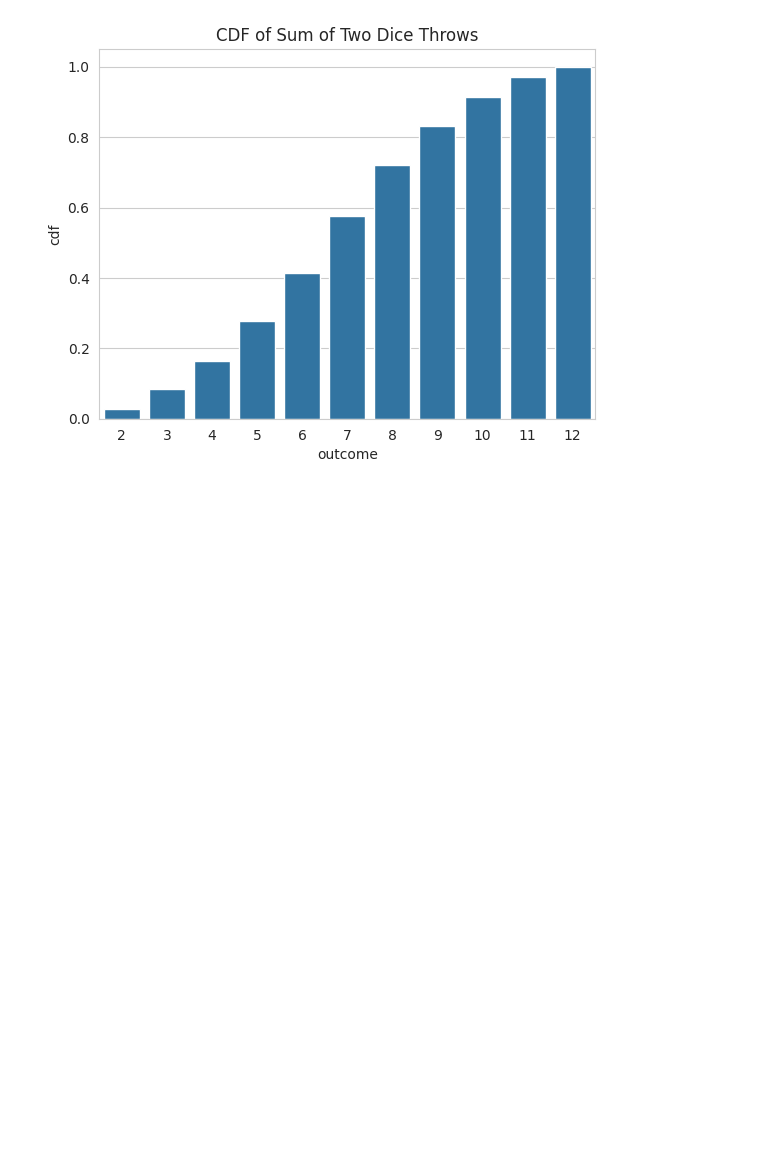
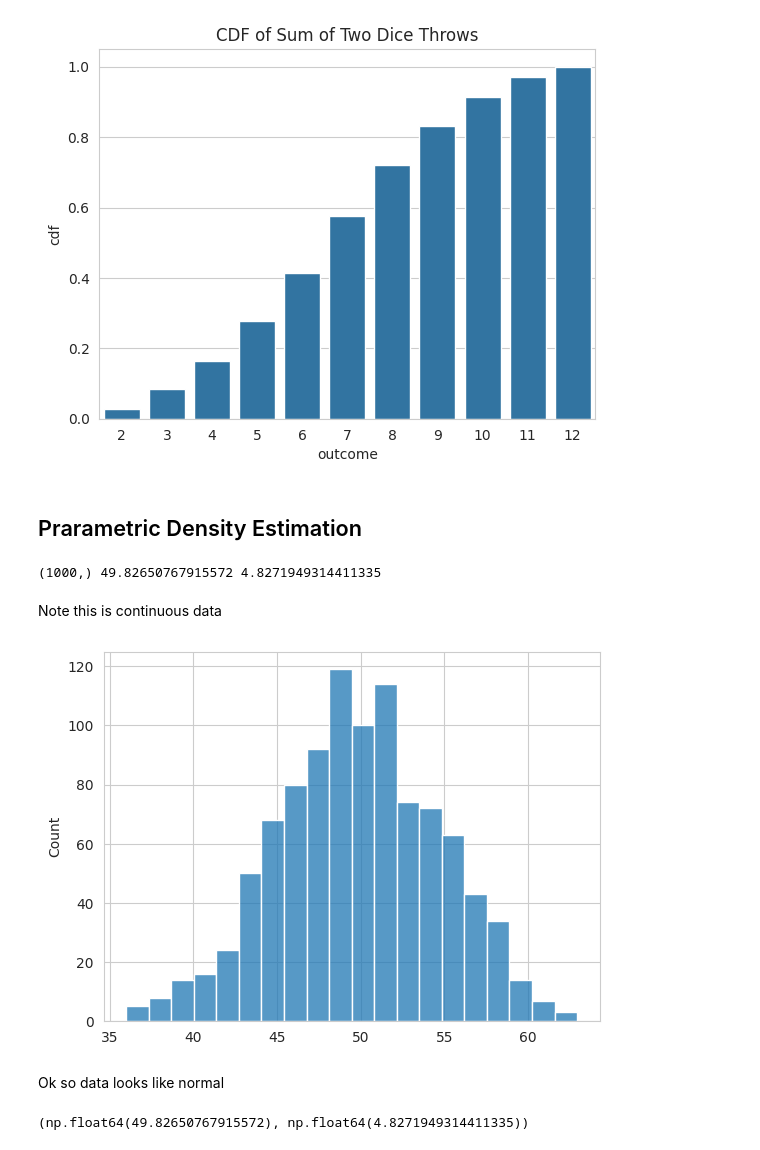
Before and after one commit to ShaunakSen/DS-ML-Concepts, a Jupyter notebook: Applied_Stats_and_Probability.ipynb, the cells around one changed output. Drawn from its saved outputs; the diff is of its cells as text; code cells hidden in the pictures; blank space fills up the shorter version.

```diff
--- a/Applied_Stats_and_Probability.ipynb
+++ b/Applied_Stats_and_Probability.ipynb
@@ -62,3 +64,22 @@ sns.barplot(x=pmf['outcome'], y=pmf['cdf']);
 plt.title("CDF of Sum of Two Dice Throws");
 # %% [output]
 [figure]
+# %% [markdown]
+## Prarametric Density Estimation
+# %%
+# generate some data from a normal distribution
+
+sample = np.random.normal(loc=50, scale=5, size=1000)
+
+print (sample.shape, np.mean(sample), np.std(sample))
+# %% [output]
+(1000,) 49.82650767915572 4.8271949314411335
+# %% [markdown]
+Note this is continuous data
+# %%
+# plot histogram to understand the distribution of data
+sns.histplot(sample, bins=20);
+# %% [output]
+[figure, added]
+# %% [markdown]
+Ok so data looks like normal
@@ -64,0 +96,4 @@ plt.title("CDF of Sum of Two Dice Throws");
+# %%
+dist.mean(), dist.std()
+# %% [output]
+(np.float64(49.82650767915572), np.float64(4.8271949314411335))
```
Also changed, not shown: parts of 26 cells of this notebook.
